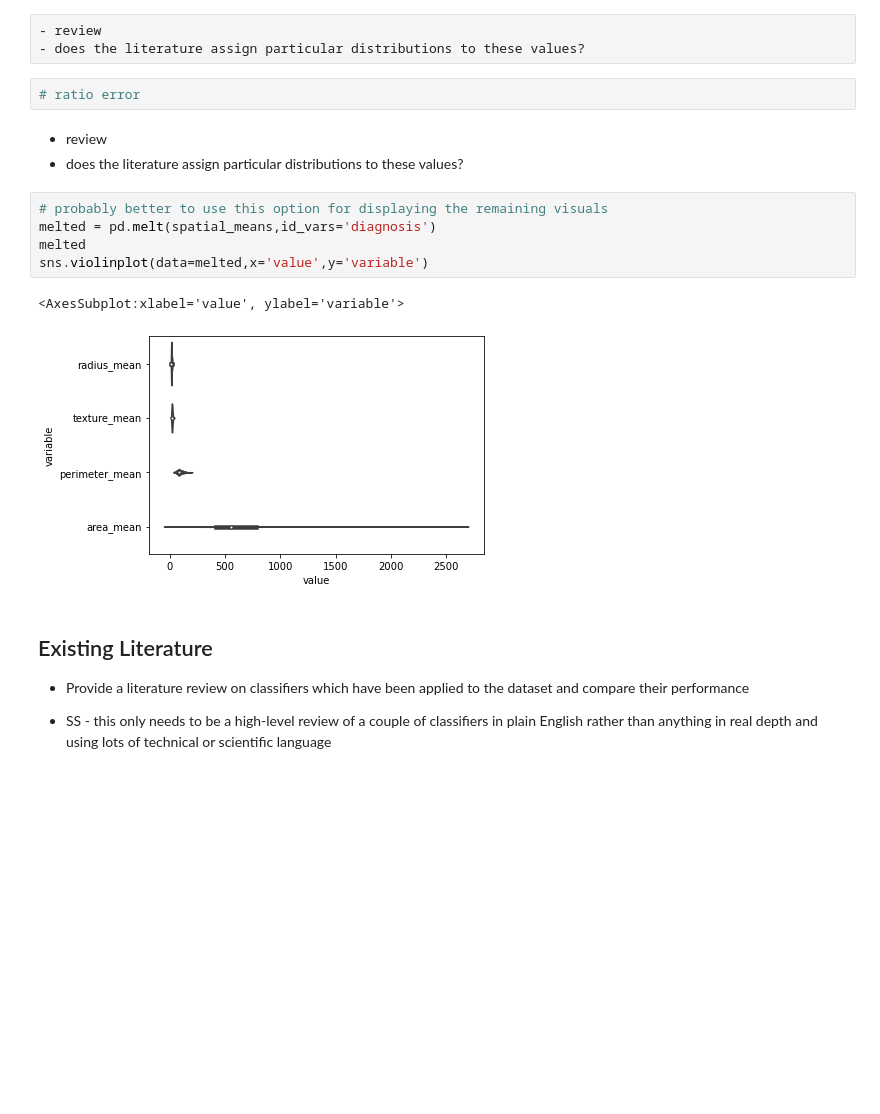
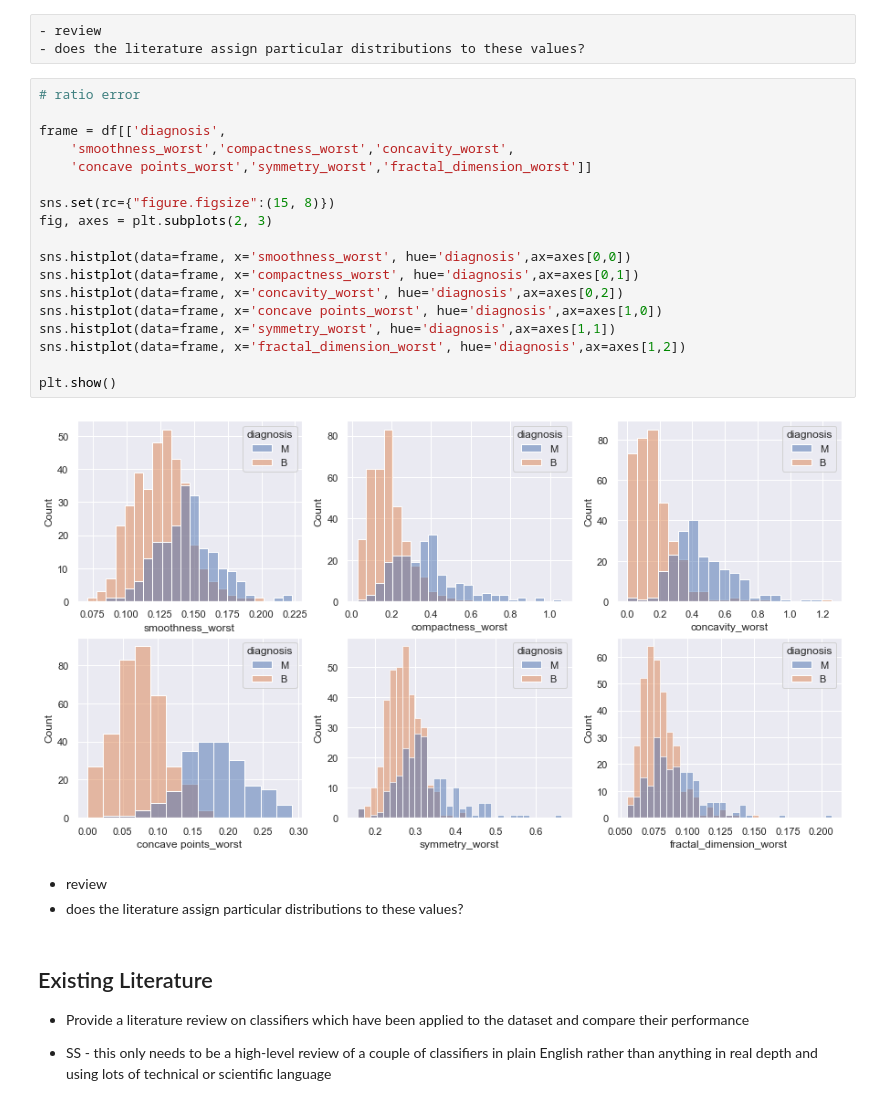
Before and after one commit to kiehozero/atu-progda-assignment-2, a Jupyter notebook: assignment.ipynb, the cells around one changed output. Saved outputs shown, nothing was run; the diff lists cells and outputs as text; blank space fills up the shorter version.

```diff
--- a/assignment.ipynb
+++ b/assignment.ipynb
@@ -182,19 +198,29 @@ plt.show()
 # %%
 - review
 - does the literature assign particular distributions to these values?
-# %%
-# ratio error
+# %%
+# ratio error
+
+frame = df[['diagnosis',
+    'smoothness_worst','compactness_worst','concavity_worst',
+    'concave points_worst','symmetry_worst','fractal_dimension_worst']]
+
+sns.set(rc={"figure.figsize":(15, 8)})
+fig, axes = plt.subplots(2, 3)
+
+sns.histplot(data=frame, x='smoothness_worst', hue='diagnosis',ax=axes[0,0])
+sns.histplot(data=frame, x='compactness_worst', hue='diagnosis',ax=axes[0,1])
+sns.histplot(data=frame, x='concavity_worst', hue='diagnosis',ax=axes[0,2])
+sns.histplot(data=frame, x='concave points_worst', hue='diagnosis',ax=axes[1,0])
+sns.histplot(data=frame, x='symmetry_worst', hue='diagnosis',ax=axes[1,1])
+sns.histplot(data=frame, x='fractal_dimension_worst', hue='diagnosis',ax=axes[1,2])
+
+plt.show()
+# %% [output]
+[figure, added]
 # %% [markdown]
 - review
 - does the literature assign particular distributions to these values?
-# %%
-# probably better to use this option for displaying the remaining visuals
-melted = pd.melt(spatial_means,id_vars='diagnosis')
-melted
-sns.violinplot(data=melted,x='value',y='variable')
-# %% [output]
-<AxesSubplot:xlabel='value', ylabel='variable'>
-[figure, removed]
 # %% [markdown]
 ## Existing Literature
 
```
Also changed, not shown: parts of 3 cells of this notebook.
